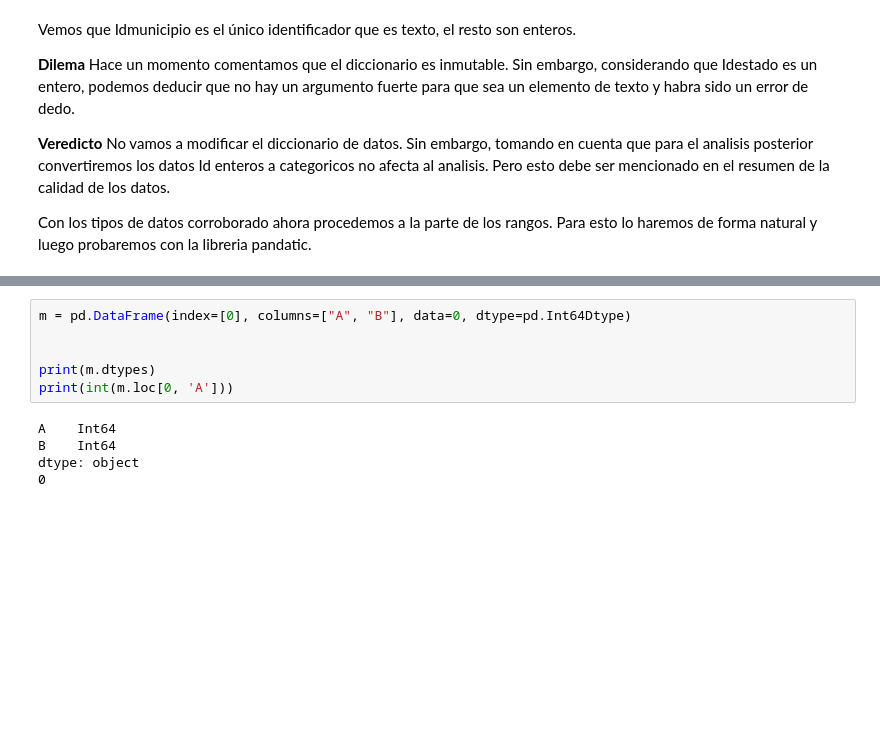
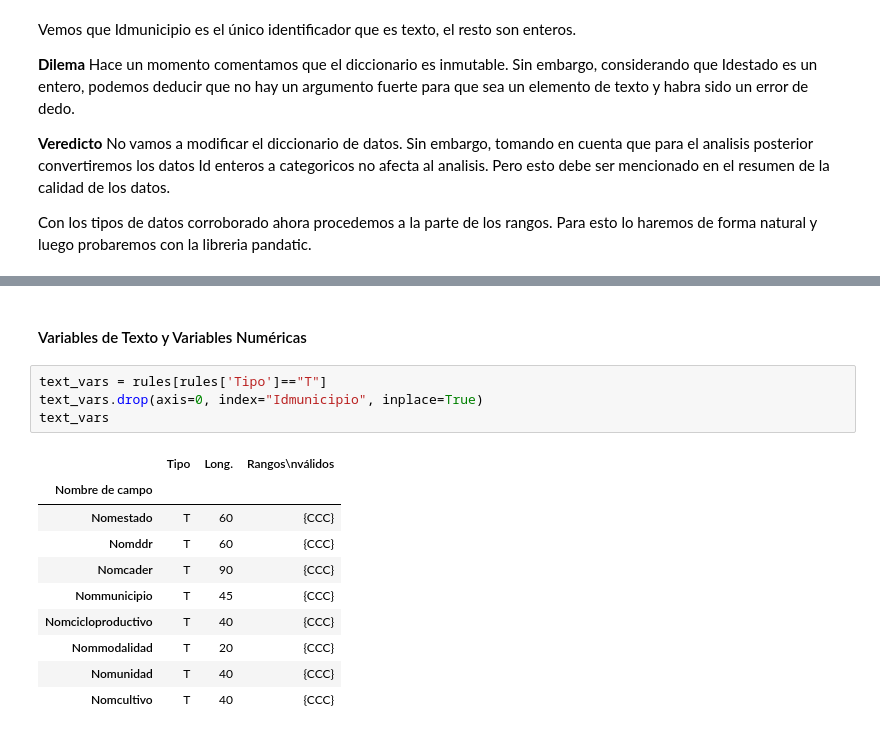
Before and after one commit to MCDagro3/proyecto_agronomia, a Jupyter notebook: notebooks/quality_data.ipynb, the cells around one changed output, grey strips where cells are left out. Saved outputs shown, nothing was run; the diff lists cells and outputs as text; blank space fills up the shorter version.

```diff
--- a/notebooks/quality_data.ipynb
+++ b/notebooks/quality_data.ipynb
@@ -520,11 +499,17 @@ CCCC CCCC CCCC
-# %%
-m = pd.DataFrame(index=[0], columns=["A", "B"], data=0, dtype=pd.Int64Dtype)
-
-
-print(m.dtypes)
-print(int(m.loc[0, 'A']))
-# %% [output]
-A    Int64
-B    Int64
-dtype: object
-0
+# %% [markdown]
+#### Variables de Texto y Variables Numéricas
+# %%
+text_vars = rules[rules['Tipo']=="T"]
+text_vars.drop(axis=0, index="Idmunicipio", inplace=True)
+text_vars
+# %% [output]
+|  | Tipo | Long. | Rangos\nválidos |
+| Nombre de campo |  |  |  |
+| Nomestado | T | 60 | {CCC} |
+| Nomddr | T | 60 | {CCC} |
+| Nomcader | T | 90 | {CCC} |
+| Nommunicipio | T | 45 | {CCC} |
+| Nomcicloproductivo | T | 40 | {CCC} |
+| Nommodalidad | T | 20 | {CCC} |
+| Nomunidad | T | 40 | {CCC} |
+| Nomcultivo | T | 40 | {CCC} |
```
Also changed, not shown: parts of 39 cells of this notebook, 7 other files.
